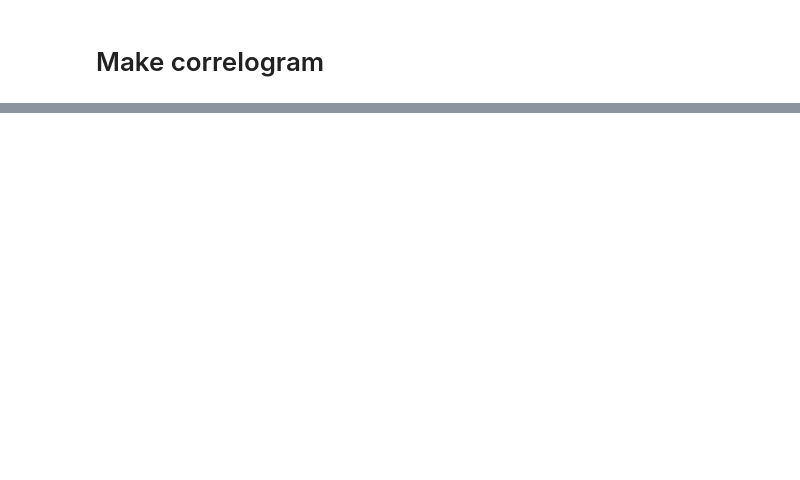
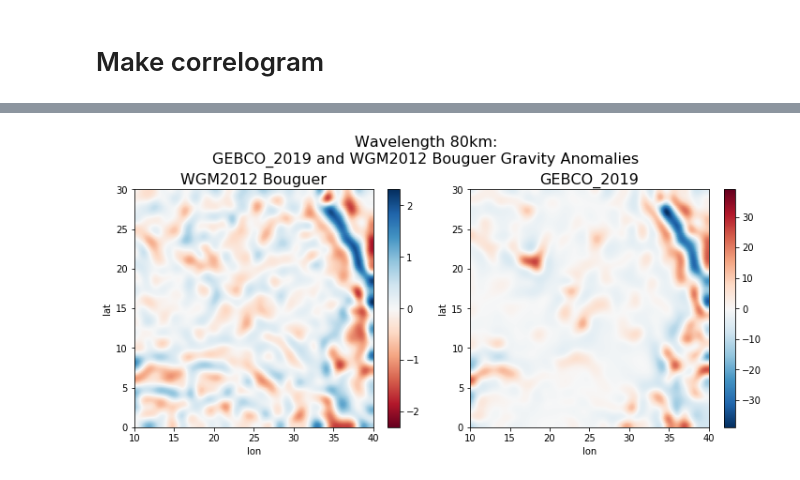
Before and after one commit to AlexeyPechnikov/gis-snippets, a Jupyter notebook: Africa/GEBCO_Bouguer_correlogram.Africa30x30.ipynb, the cells around one changed output, grey strips where cells are left out. Saved outputs shown, nothing was run; the diff lists cells and outputs as text; code cells hidden in the pictures; blank space fills up the shorter version.

```diff
--- a/Africa/GEBCO_Bouguer_correlogram.Africa30x30.ipynb
+++ b/Africa/GEBCO_Bouguer_correlogram.Africa30x30.ipynb
@@ -143,3 +149,21 @@ plt.show()
+# %%
+fig, (ax1,ax2) = plt.subplots(1,2,figsize=(10.5,5))
+
+# define wavelength [km] and index for it
+wavelength = 80
+gidx = np.argmin((gammas*resolution-wavelength)**2)
+
+gravs[gidx].plot(cmap='RdBu',ax=ax1)
+ax1.set_title('WGM2012 Bouguer',fontsize=16)
+
+dems[gidx].plot(cmap='RdBu_r',ax=ax2)
+ax2.set_title('GEBCO_2019',fontsize=16)
+
+fig.tight_layout(rect=[0.03, 0.0, 1, 0.9])
+plt.suptitle('Wavelength %dkm:\nGEBCO_2019 and WGM2012 Bouguer Gravity Anomalies\n' % wavelength,fontsize=16)
+plt.show()
+# %% [output]
+[figure, added]
 # %%
 fig, (ax1,ax2) = plt.subplots(1,2,figsize=(10.5,5))
 
```
Also changed, not shown: parts of 8 cells of this notebook, 1 other file.
